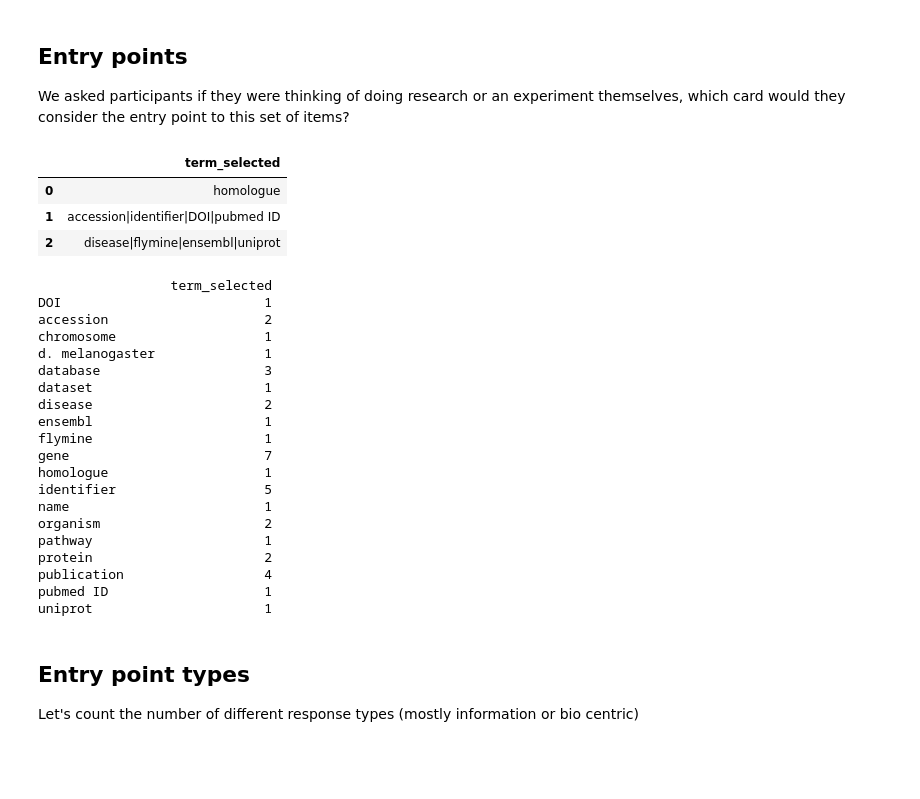
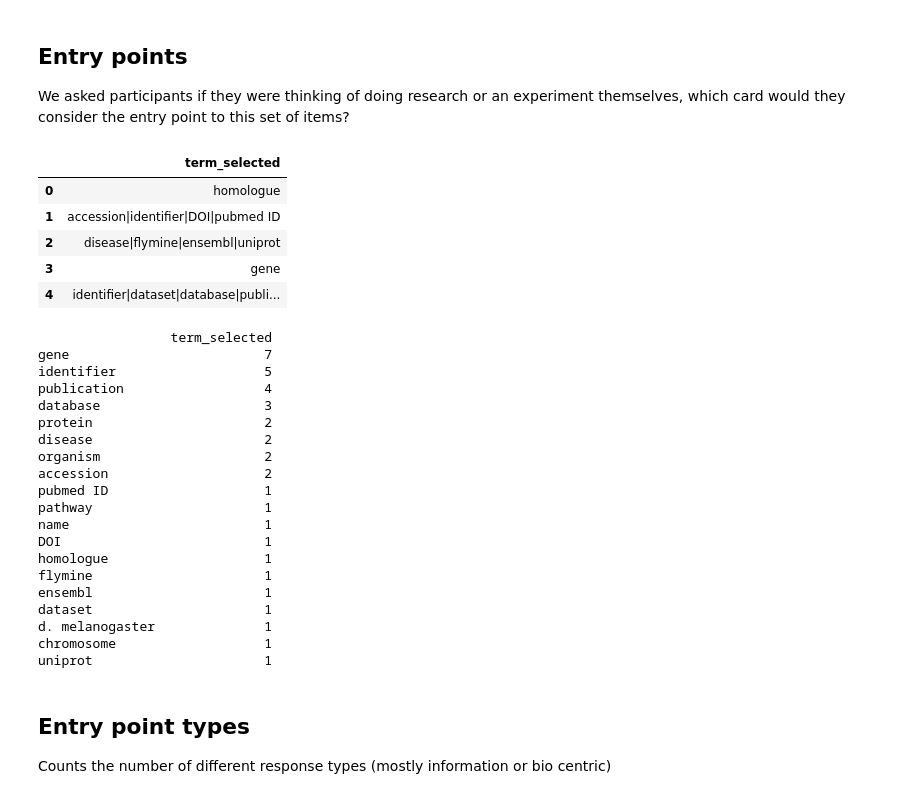
Before and after one commit to yochannah/subjective-data-models-analysis, a Jupyter notebook: file_mapping_and_entry_points.ipynb, the cells around one changed output. Cells and saved outputs as stored; diff of their text form; code cells hidden in the pictures; blank space fills up the shorter version.

```diff
--- a/file_mapping_and_entry_points.ipynb
+++ b/file_mapping_and_entry_points.ipynb
@@ -179,15 +190,17 @@ We asked participants if they were thinking of doing research or an experiment t
 # %%
 #Data prep to load the data and subset for usage
 entry_points = pd.read_csv("data/entry_point.csv")
  #subset the data to just the columns that answer this question
 entry_terms = entry_points.iloc[:,1:2]
 #let's take a peek at the data
-entry_terms.head(3)
+entry_terms.head(5)
 # %% [output]
 |  | term_selected |
 | 0 | homologue |
 | 1 | accession|identifier|DOI|pubmed ID |
 | 2 | disease|flymine|ensembl|uniprot |
+| 3 | gene |
+| 4 | identifier|dataset|database|publi... |
 # %%
 #"Split out responses to the entry point question and return a count of how many
 # times each term is used"
@@ -216,32 +229,37 @@ for i in entry_terms:
     if (entry_terms[i].dtype == np.object):
         result_counts[entry_terms[i].name] = count_entry_point_unique_answers(entry_terms[i])
 
+entry_df = pd.DataFrame(result_counts)
+
+#make sure it's in order from big to small
+entry_df.sort_values(by=['term_selected'], inplace=True, ascending=False)
+
 #show the results to the world as a nice lil table
-print(pd.DataFrame(result_counts))
+print(entry_df)
 # %% [output]
                  term_selected
+gene                         7
+identifier                   5
+publication                  4
+database                     3
+protein                      2
+disease                      2
+organism                     2
+accession                    2
+pubmed ID                    1
+pathway                      1
+name                         1
 DOI                          1
-accession                    2
+homologue                    1
+flymine                      1
+ensembl                      1
+dataset                      1
+d. melanogaster              1
 chromosome                   1
-d. melanogaster              1
-database                     3
-dataset                      1
-disease                      2
-ensembl                      1
-flymine                      1
-gene                         7
-homologue                    1
-identifier                   5
-name                         1
-organism                     2
-pathway                      1
-protein                      2
-publication                  4
-pubmed ID                    1
 uniprot                      1
 # %% [markdown]
 ## Entry point types
-Let's count the number of different response types (mostly information or bio centric)
+Counts the number of different response types (mostly information or bio centric)
 # %%
 #subset the data
 entry_point_type = entry_points[["participant_id","bio_or_info"]]
```
Also changed, not shown: parts of 6 cells of this notebook.
